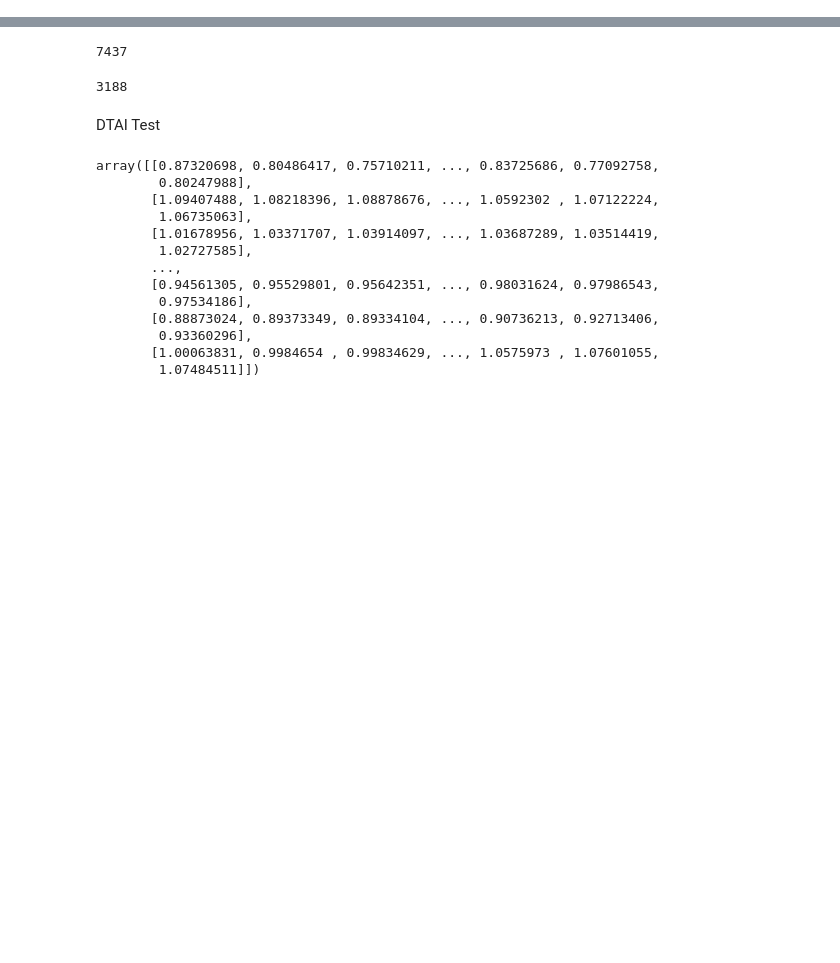
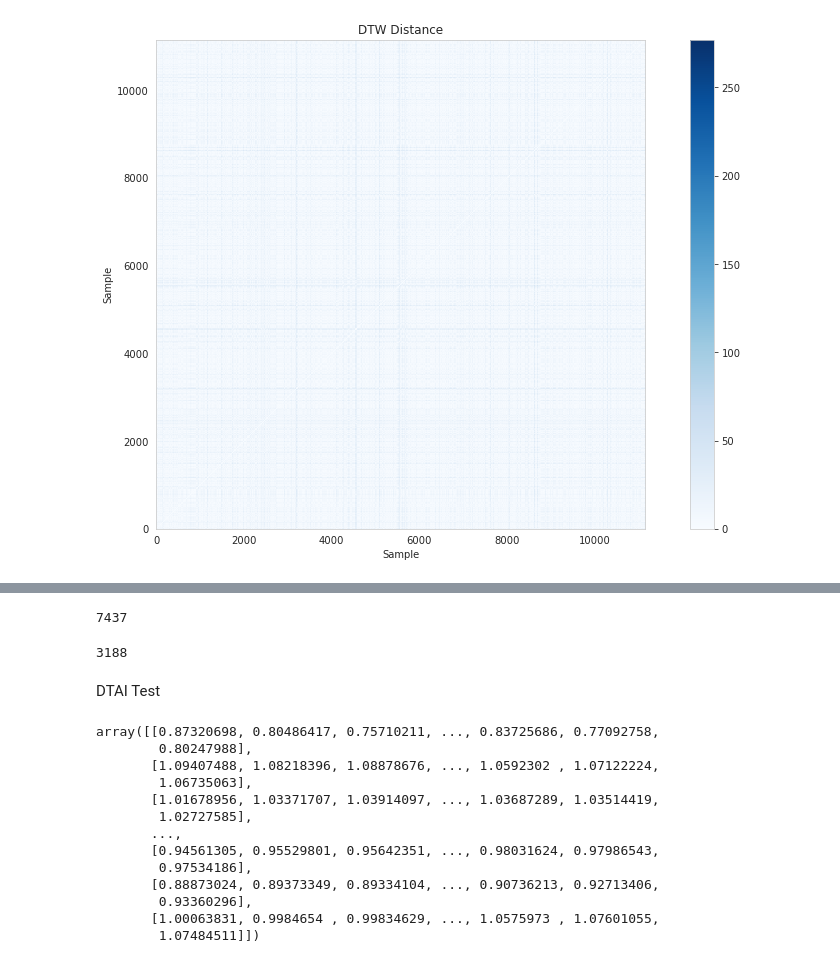
Before and after one commit to PravNJ/PCT-stars-GALAH, a Jupyter notebook: dtw-autoencoder-run.ipynb, the cells around one changed output, grey strips where cells are left out. Cells and saved outputs as stored; diff of their text form; code cells hidden in the pictures; blank space fills up the shorter version.

```diff
--- a/dtw-autoencoder-run.ipynb
+++ b/dtw-autoencoder-run.ipynb
@@ -25,0 +71,21 @@ original_masked = pd.read_csv("/home/pravn/Documents/original_masked_ew_sobject_
+# %%
+def my_fastdtw(spec1, spec2):
+    return fastdtw.fastdtw(spec1, spec2)[0]
+# %%
+distance_matrix = sd.pdist(good_ids_masked_01_data_only_np, my_fastdtw)
+# %%
+distance_matrix_square_form = sd.squareform(distance_matrix)
+# %%
+def distance_cost_plot(distances):
+    im = plt.imshow(distances, interpolation='nearest', cmap='Blues')
+    plt.gca().invert_yaxis()
+    plt.xlabel("Sample")
+    plt.ylabel("Sample")
+    plt.title("DTW Distance")
+    plt.grid()
+    plt.legend
+    plt.colorbar();
+# %%
+distance_cost_plot(distance_matrix_square_form)
+# %% [output]
+[figure, added]
```
Also changed, not shown: parts of 63 cells of this notebook, 6 other files.
